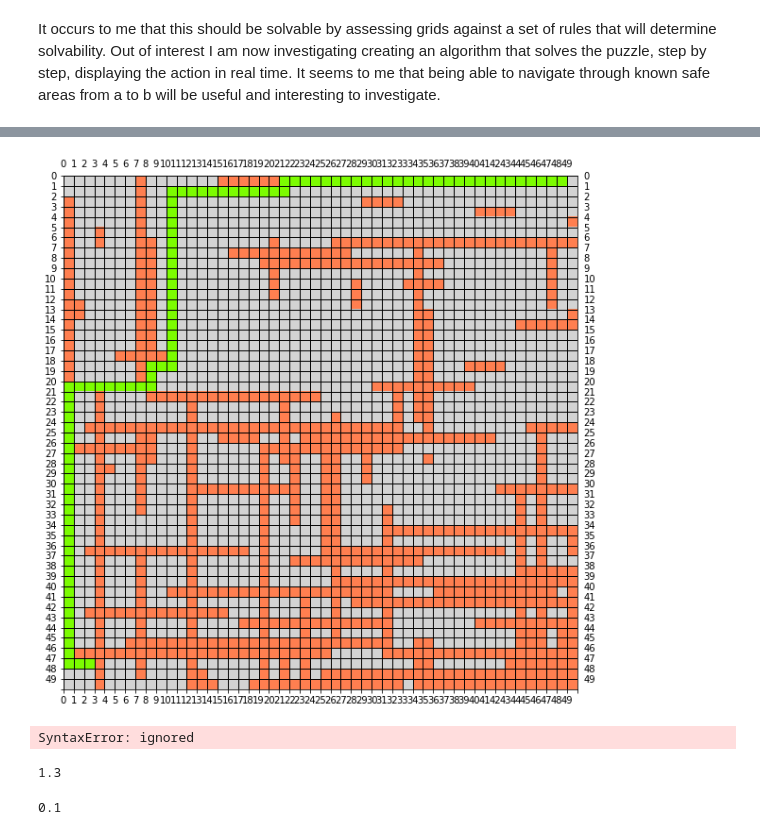
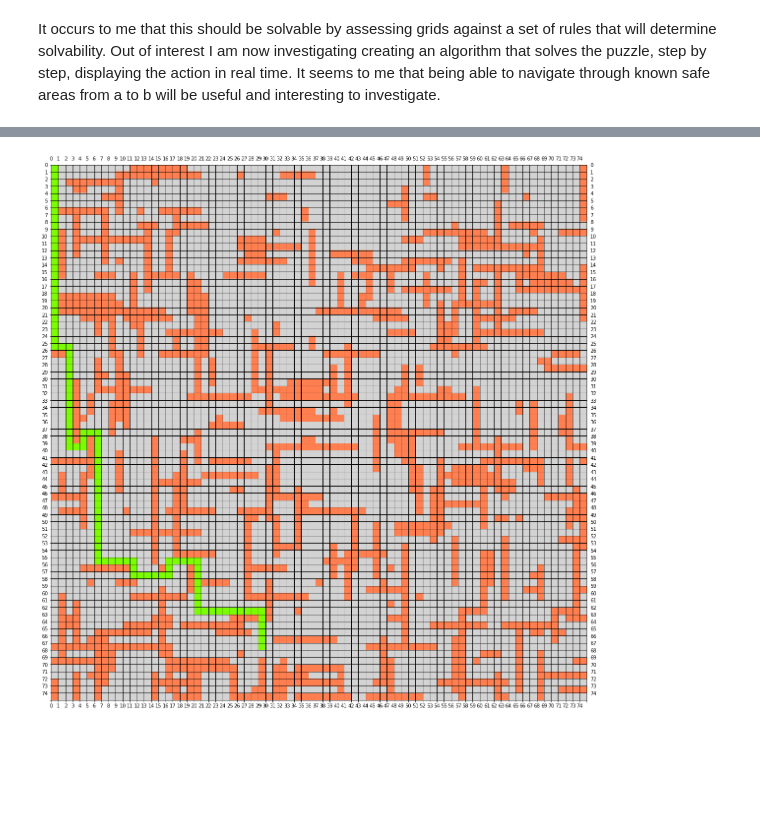
Before and after one commit to timwright614/codewars, a Jupyter notebook: 2kyu/Wumpus_World.ipynb, the cells around one changed output, grey strips where cells are left out. Saved outputs shown, nothing was run; the diff lists cells and outputs as text; code cells hidden in the pictures; blank space fills up the shorter version.

```diff
--- a/2kyu/Wumpus_World.ipynb
+++ b/2kyu/Wumpus_World.ipynb
@@ -293,7 +292,7 @@ def show_grid(grid, figsize):
     ax.imshow(grid, cmap=cmap, norm=norm)
     plt.show()
 # %%
-def show_path(start, end, grid, reduce_steps = True):
+def show_path(start, end, grid, reduce_steps = True, figsize = (15,15)):
     #with a chosen start and end point, displays a progressive path accross a
     #grid if navigable
 
@@ -301,8 +300,10 @@ def show_path(start, end, grid, reduce_steps = True):
 
     grid_path = convert_grid(grid)
 
-    grid_path[start[0]][start[1]] = 2
-    grid_path[end[0]][end[1]] = 2
+    grid_path[start[0]][start[1]] = 3
+    grid_path[end[0]][end[1]] = 4
+
+    show_grid(grid_path,figsize)
 
     display_steps = list(np.linspace(0,1,10))
     cycle = 0
@@ -318,13 +319,12 @@ def show_path(start, end, grid, reduce_steps = True):
 
             if cycle/len(path) >= display_steps[0]:
                 display_steps.pop(0)
-                show_grid(grid_path,(15,15))
-
+                show_grid(grid_path,figsize)
     else:
 
         for i in range(len(path)):
 
             clear_output(wait=True)
             grid_path[path[i][0]][path[i][1]] = 2
-            show_grid(grid_path,(15,15))
+            show_grid(grid_path,figsize)
 # %%
@@ -342,18 +344,9 @@ show_grid(display_grid,figsize)
-# %%
-start = (0,48)
-end = (47,2)
-show_path(start, end, grid)
-# %% [output]
-[figure, removed]
-# %%
-grid path
-# %% [output]
-SyntaxError: ignored
-# %%
-13/10
-# %% [output]
-1.3
-# %%
-list(np.linspace(.1,1,10)).pop(0)
-# %% [output]
-0.1
+# %%
+#choosing a valid start and end point to show a path between (run cell to visualise in motion)
+
+start = (0,0)
+end = (67,29)
+figsize = (20,20)
+show_path(start, end, grid, figsize = figsize)
+# %% [output]
+[figure, added]
```
Also changed, not shown: parts of 4 cells of this notebook.
